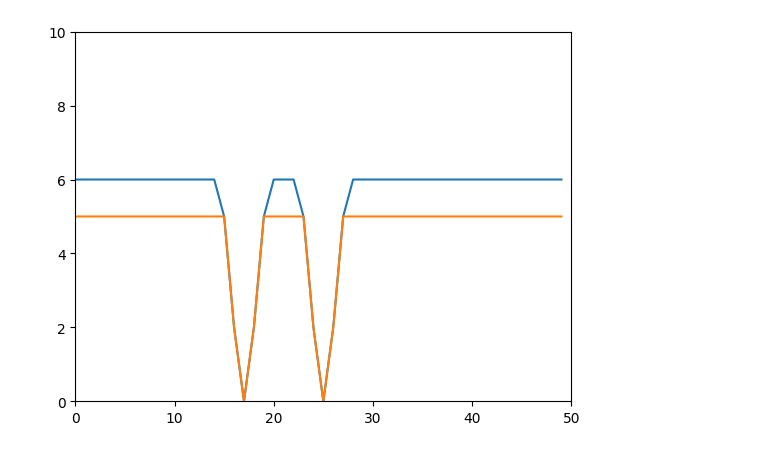
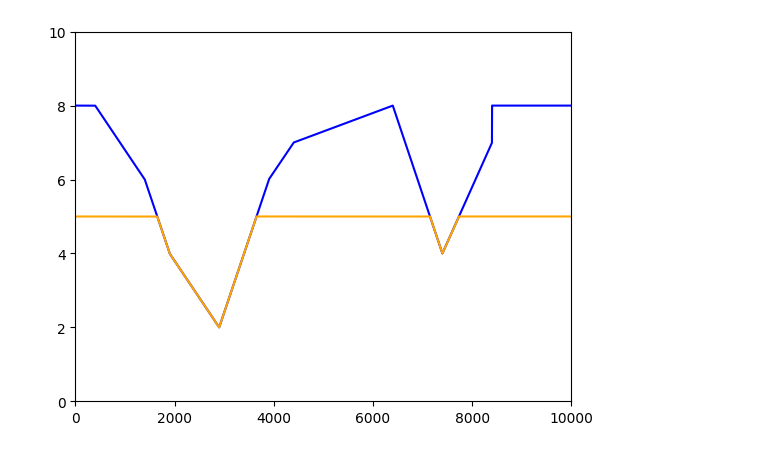
Before and after one commit to gro-david/cammp-week-2023, a Jupyter notebook: turning-mill-v1.ipynb, the cells around one changed output. Cells and saved outputs as stored; diff of their text form; code cells hidden in the pictures.

```diff
--- a/turning-mill-v1.ipynb
+++ b/turning-mill-v1.ipynb
@@ -14,10 +15,10 @@ class Vector2:
     def __sub__(self, other):
         return Vector2(self.x - other.x, self.y - other.y)
 
-    def __mul__(self, other):
+    def __mul__(self, other: float):
         return Vector2(self.x * other, self.y * other)
 
-    def __truediv__(self, other):
+    def __truediv__(self, other: float):
         return Vector2(self.x / other, self.y / other)
 class Vector3:
     def __init__(self, x, y, z):
@@ -51,7 +52,14 @@ class Workpiece:
 
     # sets the correct dimensions of the plot and plots the workpiece
     def visualize(self):
-        plt.plot(self.array)
+        """
+        x = np.array([i for i in range(self.length)])
+        b_spline_coeff = make_interp_spline(x, self.array)
+        x_final = np.linspace(x.min(), x.max(), 500)
+        y_final = b_spline_coeff(x_final)
+        plt.plot(x_final, y_final)
+        """
+        plt.plot(self.array, color='orange')
         plt.xlim(0, self.length)
         plt.ylim(0, self.radius * 2)
 
@@ -97,18 +146,19 @@ class Tool:
         for i, _ in enumerate(wp.array):
             if self.form[i] < wp.array[i]: wp.cut(i, self.form[i])
 # %%
-# intialize workpiece with length 50 and radius 5
-wp = Workpiece(50, 5)
+# intialize workpiece with length 50, (this is the number of slices) and radius 5
+wp = Workpiece(10000, 5)
 
 # intialize the tool at the given position and set the shape
-tl = Tool(Vector2(15, 6), [1, 4, 6, 4, 1, 0, 0, 0, 1, 4, 6, 4, 1], wp.length)
+tl = Tool(Vector2(400, 8), [(1, 500), (2, 500), (4, 500), (6, 1000), (4, 500), (2, 500), (1, 500), (0, 2000), (4, 1000), (1, 1000)], wp.length)
 
+tl.visualize(wp)
 # cut out the parts of the workpiece that are in contact with the tool
 tl.cut(wp)
 
 # plot the workpiece and the tool and show the plot
-tl.visualize()
+#tl.visualize()
 wp.visualize()
 plt.show()
 # %% [output]
-[figure, old version]
+[figure, new version]
```
Also changed, not shown: parts of 3 cells of this notebook.
